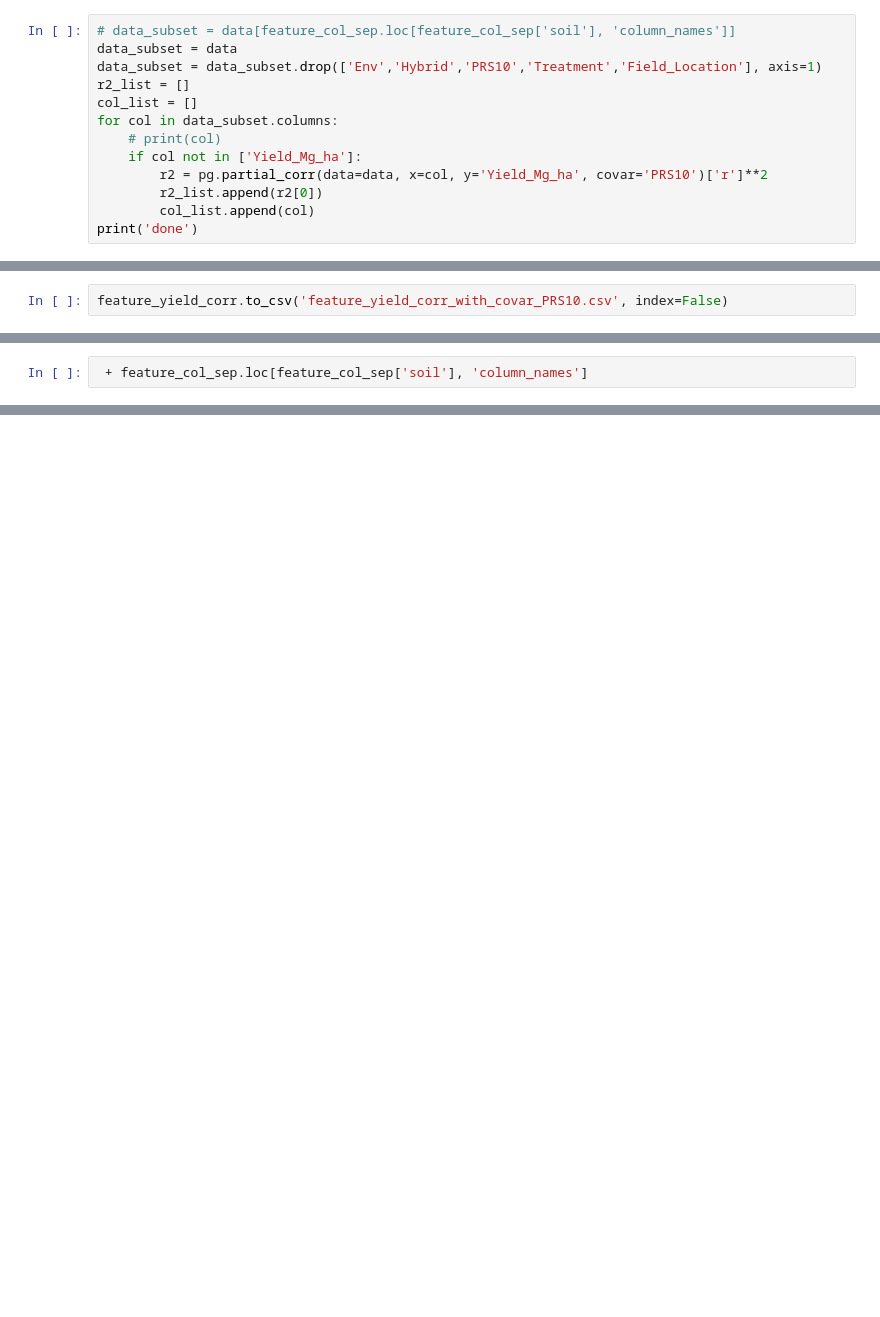
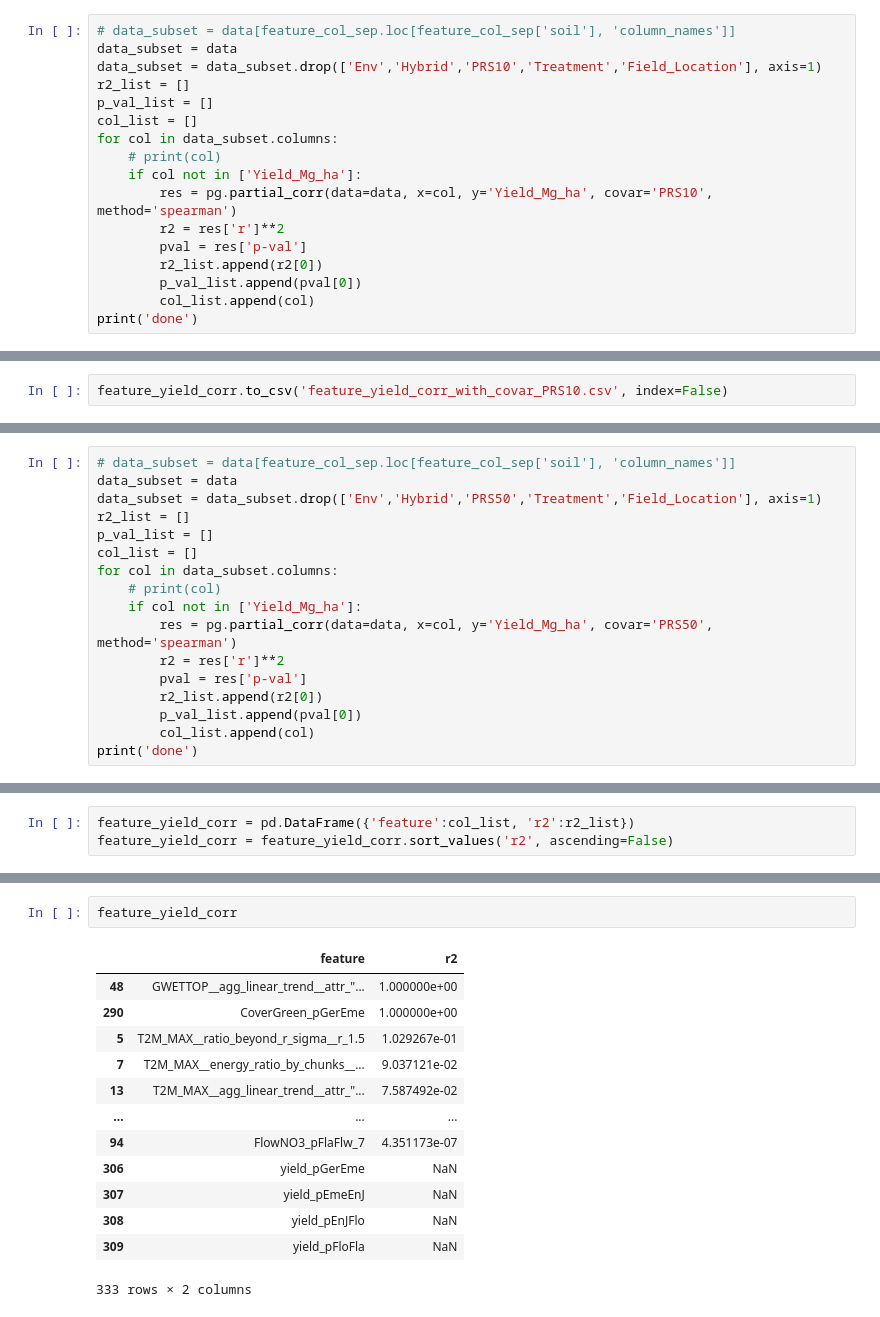
Before and after one commit to robertkhu/maize_gxe, a Jupyter notebook: analysis/feature_selection/feature_selection_with_genotype.ipynb, the cells around one changed output, grey strips where cells are left out. Cells and saved outputs as stored; diff of their text form; blank space fills up the shorter version.

```diff
--- a/analysis/feature_selection/feature_selection_with_genotype.ipynb
+++ b/analysis/feature_selection/feature_selection_with_genotype.ipynb
@@ -110,12 +171,16 @@ feature_col_sep = pd.read_csv('/Users/rkhu/Desktop/upenn/other/maize_gxe/analysi
 data_subset = data
 data_subset = data_subset.drop(['Env','Hybrid','PRS10','Treatment','Field_Location'], axis=1)
 r2_list = []
+p_val_list = []
 col_list = []
 for col in data_subset.columns:
     # print(col)
     if col not in ['Yield_Mg_ha']:
-        r2 = pg.partial_corr(data=data, x=col, y='Yield_Mg_ha', covar='PRS10')['r']**2
+        res = pg.partial_corr(data=data, x=col, y='Yield_Mg_ha', covar='PRS10', method='spearman')
+        r2 = res['r']**2
+        pval = res['p-val']
         r2_list.append(r2[0])
+        p_val_list.append(pval[0])
         col_list.append(col)
 print('done')
 # %% [output]
@@ -148,3 +193,18 @@ data_subset
 # %%
- + feature_col_sep.loc[feature_col_sep['soil'], 'column_names']
+# data_subset = data[feature_col_sep.loc[feature_col_sep['soil'], 'column_names']]
+data_subset = data
+data_subset = data_subset.drop(['Env','Hybrid','PRS50','Treatment','Field_Location'], axis=1)
+r2_list = []
+p_val_list = []
+col_list = []
+for col in data_subset.columns:
+    # print(col)
+    if col not in ['Yield_Mg_ha']:
+        res = pg.partial_corr(data=data, x=col, y='Yield_Mg_ha', covar='PRS50', method='spearman')
+        r2 = res['r']**2
+        pval = res['p-val']
+        r2_list.append(r2[0])
+        p_val_list.append(pval[0])
+        col_list.append(col)
+print('done')
 # %% [output]
@@ -167,0 +212,3 @@ Name: column_names, dtype: object
+# %%
+feature_yield_corr = pd.DataFrame({'feature':col_list, 'r2':r2_list})
+feature_yield_corr = feature_yield_corr.sort_values('r2', ascending=False)
@@ -167,0 +219,16 @@ Name: column_names, dtype: object
+# %%
+feature_yield_corr
+# %% [output]
+|  | feature | r2 |
+| 48 | GWETTOP__agg_linear_trend__attr_"... | 1.000000e+00 |
+| 290 | CoverGreen_pGerEme | 1.000000e+00 |
+| 5 | T2M_MAX__ratio_beyond_r_sigma__r_1.5 | 1.029267e-01 |
+| 7 | T2M_MAX__energy_ratio_by_chunks__... | 9.037121e-02 |
+| 13 | T2M_MAX__agg_linear_trend__attr_"... | 7.587492e-02 |
+| ... | ... | ... |
+| 94 | FlowNO3_pFlaFlw_7 | 4.351173e-07 |
+| 306 | yield_pGerEme | NaN |
+| 307 | yield_pEmeEnJ | NaN |
+| 308 | yield_pEnJFlo | NaN |
+| 309 | yield_pFloFla | NaN |
+333 rows × 2 columns
```
Also changed, not shown: parts of 13 cells of this notebook, 4 other files.
